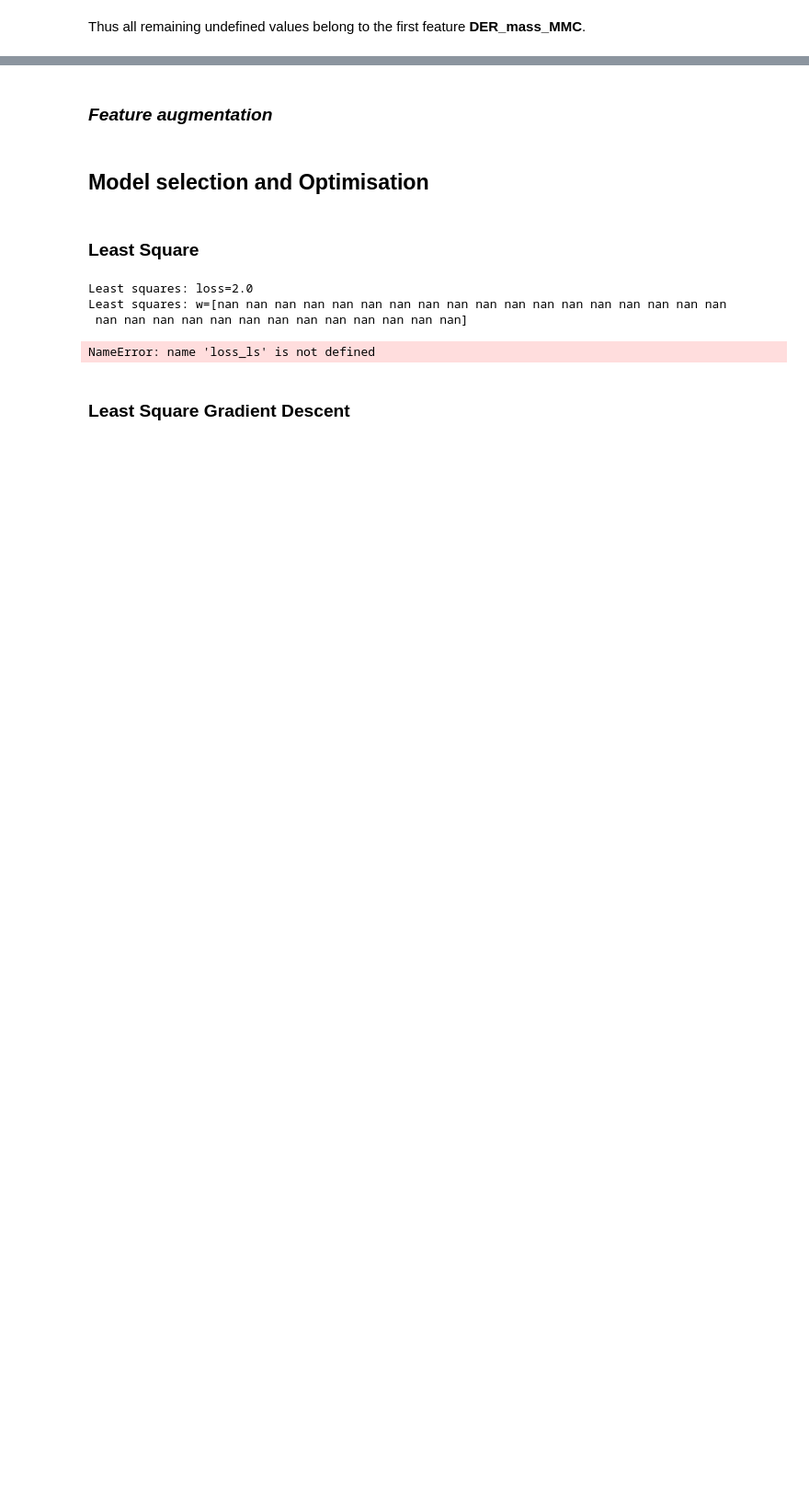
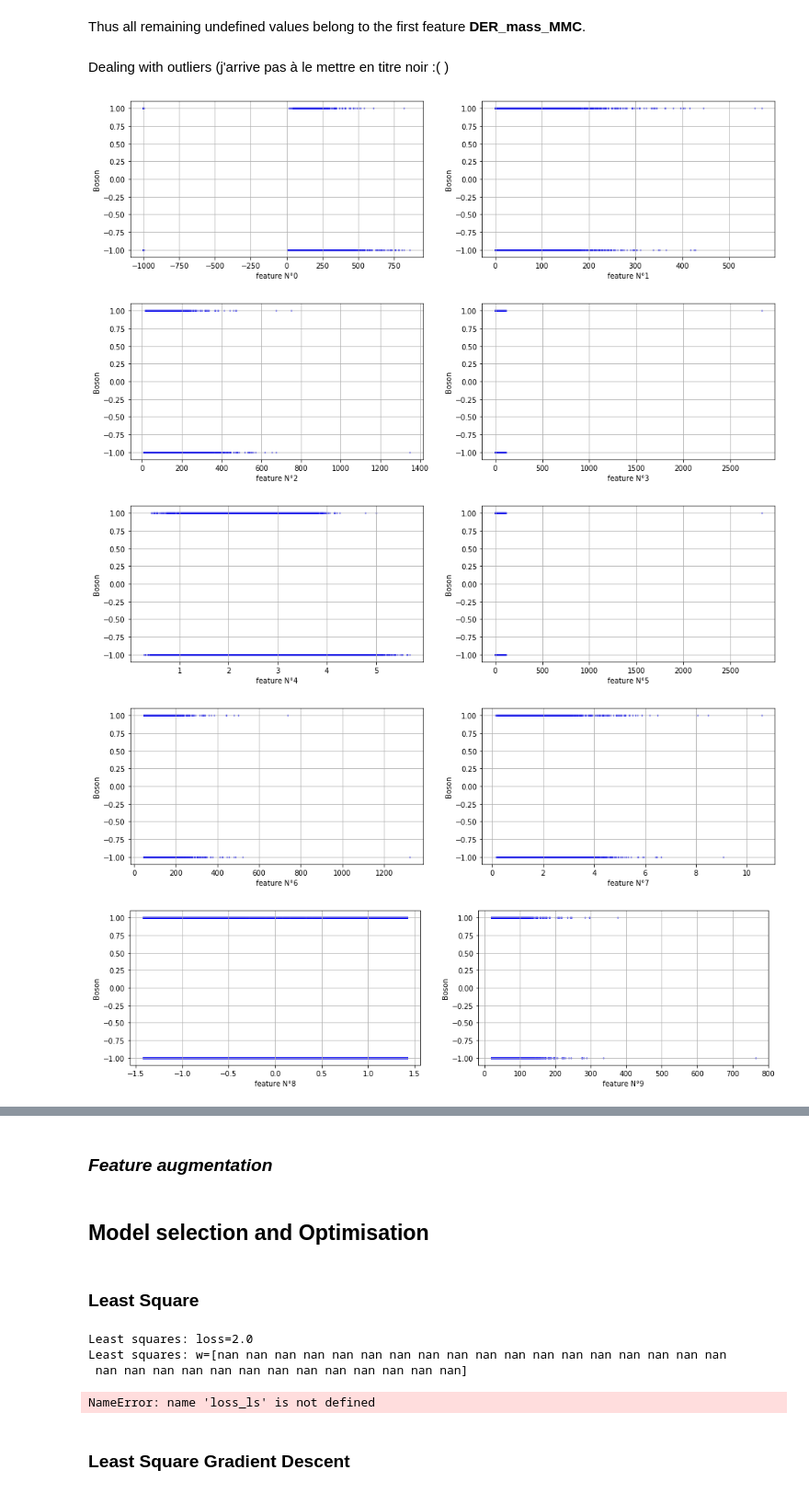
Before and after one commit to alicebizeul/MLProject1, a Jupyter notebook: scripts/project1.ipynb, the cells around one changed output, grey strips where cells are left out. Shown: that part at 92% size. Cells and saved outputs as stored; diff of their text form; code cells hidden in the pictures; blank space fills up the shorter version.

Commit message:
Outliers visualisation
Outliers visualisation

```diff
--- a/scripts/project1.ipynb
+++ b/scripts/project1.ipynb
@@ -105,3 +110,17 @@ Feature repartition of these values : [[   0]
  [1477]]
 # %% [markdown]
 Thus all remaining undefined values belong to the first feature **DER_mass_MMC**.
+# %% [markdown]
+Dealing with outliers (j'arrive pas à le mettre en titre noir :( )
+# %%
+#Plotting sccatter of the features
+
+for i in range(0,np.size(ss0_tX,1)-1,2):
+    fig = scatter_visualization(ss0_y, ss0_tX[:,i], ss0_tX[:,i+1],i)
+    fig.set_size_inches(25.0,4.0)
+# %% [output]
+[figure, added]
+[figure, added]
+[figure, added]
+[figure, added]
+[figure, added]
```
Also changed, not shown: parts of 4 cells of this notebook, 1 other file.
